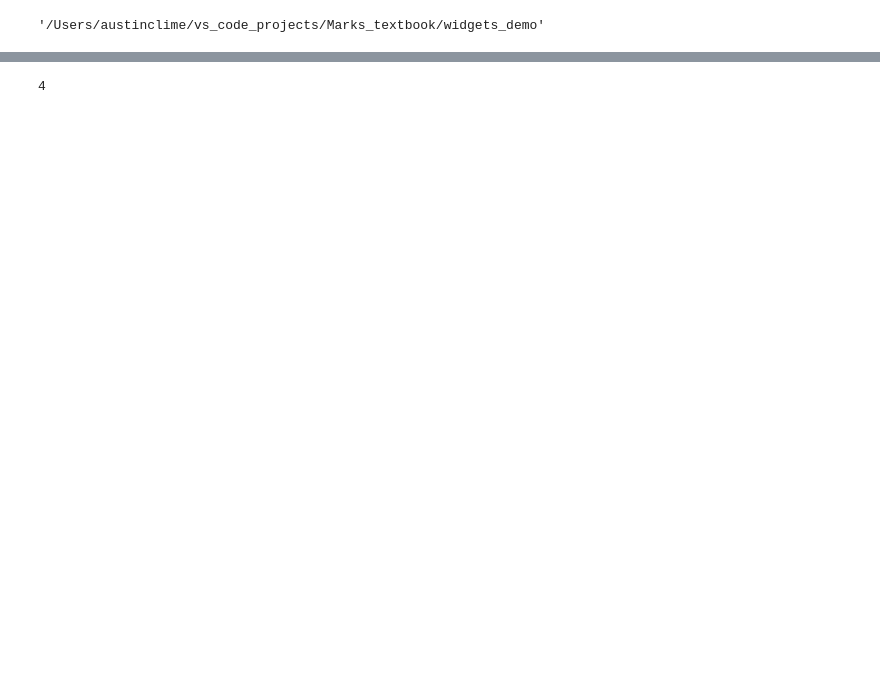
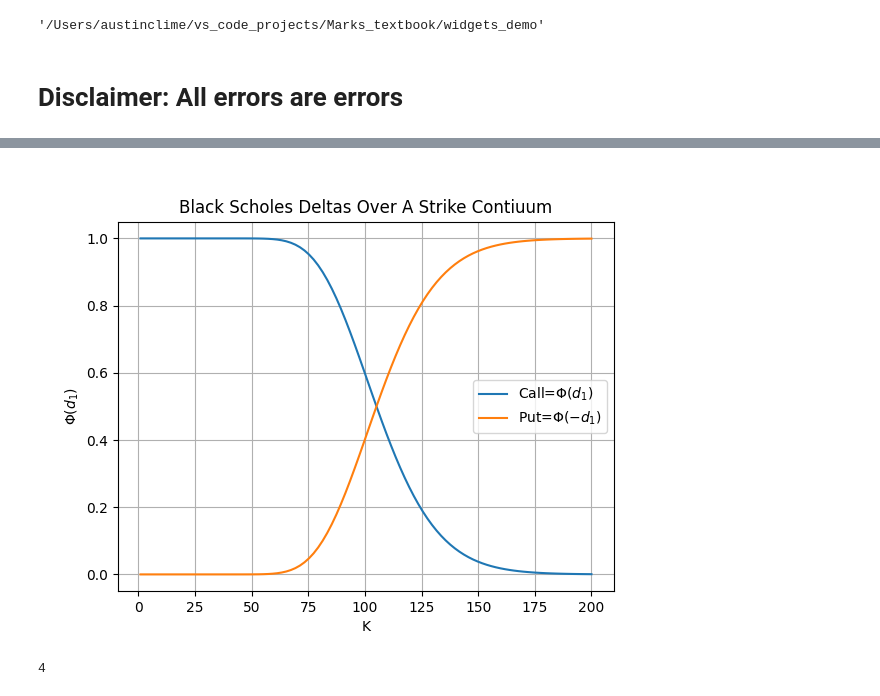
Before and after one commit to aclime/widgets_demo, a Jupyter notebook: demo.ipynb, the cells around one changed output, grey strips where cells are left out. Saved outputs shown, nothing was run; the diff lists cells and outputs as text; code cells hidden in the pictures; blank space fills up the shorter version.

```diff
--- a/demo.ipynb
+++ b/demo.ipynb
@@ -3,6 +3,8 @@ import os
 os.getcwd()
 # %% [output]
 '/Users/austinclime/vs_code_projects/Marks_textbook/widgets_demo'
+# %% [markdown]
+# **Disclaimer**: All errors are errors
 # %%
 #import matplotlib as mpl
 #mpl.rcParams.update(mpl.rcParamsDefault)
@@ -33,18 +35,20 @@ def bs_delta(S0, K, r, sig, T, call = True):
             return norm.cdf(-d1,0,1)
 
 K = np.linspace(1, 200, 100)
+
 fig, ax = plt.subplots()
-
 #fig.suptitle('matplotlib.axes.Axes.set_label() function \ Example\n', fontweight ="bold")
 fig.set_label('my label')
 
 
-call_delta_plot, = ax.plot(K, bs_delta(S0,K,r,sig,T,True))
-put_delta_plot, = ax.plot(K, bs_delta(S0,K,r,sig,T,False))
+#call_delta_plot, = ax.plot(K, bs_delta(S0,K,r,sig,T,True),label='Call')
+call_delta_plot, = ax.plot(K, bs_delta(S0,K,r,sig,T,True),label=r'Call=$\Phi(d_1)$')
+put_delta_plot, = ax.plot(K, bs_delta(S0,K,r,sig,T,False),label=r'Put=$\Phi(-d_1)$')
 
-ax.title.set_text(r'Black Scholes Delta Over Strike Contiuum')
+ax.title.set_text(r'Black Scholes Deltas Over A Strike Contiuum')
 ax.set_xlabel(r'K')
 ax.set_ylabel(r'$\Phi(d_1)$')
+ax.legend()
 ax.grid(True)
 
 def update_maturity(change):
@@ -53,25 +57,55 @@ def update_maturity(change):
     put_delta_plot.set_ydata( bs_delta(S0,K,r,sig,change.new,False) )
     fig.canvas.draw()
 
+def update_volatility(change):
+    #line.set_ydata(np.sin(change.new * x))
+    call_delta_plot.set_ydata( bs_delta(S0,K,r,change.new,maturity_slider.value,True) )
+    put_delta_plot.set_ydata( bs_delta(S0,K,r,change.new,maturity_slider.value,False) )
+    fig.canvas.draw()
+
 def update_display(change):
-    print(change)
-    if 'Put' change['owner']:
-        pass
-    elif 'Call' in change['owner']:
-        pass
+    #print(change)
+    #print(change.owner.description)
+    if 'Put' in change['owner'].description:
+        if change['new']==False:
+            #put_delta_plot.set_ydata( np.zeros(len(K)) )
+            #fig.canvas.draw()
+            put_delta_plot.remove()
+        else:
+            #print(change)
+            #fig.add_artist(put_delta_plot)
+            ax.add_artist(put_delta_plot)
+            #fig.canvas.draw()
 
 
-slider = widgets.FloatSlider(value=1,min=0, max=1, step=0.1,description=r'Maturity',continuous_update=False)
+    elif 'Call' in change['owner'].description:
+        if change['new']==False:
+            #put_delta_plot.set_ydata( np.zeros(len(K)) )
+            #fig.canvas.draw()
+            call_delta_plot.remove()
+        else:
+            #print(change)
+            #fig.add_artist(call_delta_plot)
+            ax.add_artist(call_delta_plot)
+            #fig.canvas.draw()
+
+    fig.canvas.draw()
+
+
+maturity_slider = widgets.FloatSlider(value=T,min=0, max=T, step=0.1,description=r'Maturity',continuous_update=False)
+volatility_slider = widgets.FloatSlider(value=sig,min=0+0.00001, max=0.6, step=0.05,description=r'Volatility',continuous_update=False)
 show_call=widgets.Checkbox(value=True,description='Call',disabled=False)
 show_put=widgets.Checkbox(value=True,description='Put',disabled=False)
 
-slider.observe(update_maturity, 'value')
+maturity_slider.observe(update_maturity, 'value')
+volatility_slider.observe(update_volatility, 'value')
 show_call.observe(update_display,'value')
 show_put.observe(update_display,'value')
-#display(slider)
+#display(maturity_slider)
 
 UI=VBox([
-    HBox([slider]),
+    HBox([maturity_slider]),
+    HBox([volatility_slider]),
     HBox([show_call,show_put])
     ])
 
@@ -81,3 +115,4 @@ SyntaxError: invalid syntax (<ipython-input-7-3056f3186927>, line 37)
+[figure, added]
 # %%
  plt.gcf().number
 # %% [output]
```
Also changed, not shown: parts of 4 cells of this notebook.
